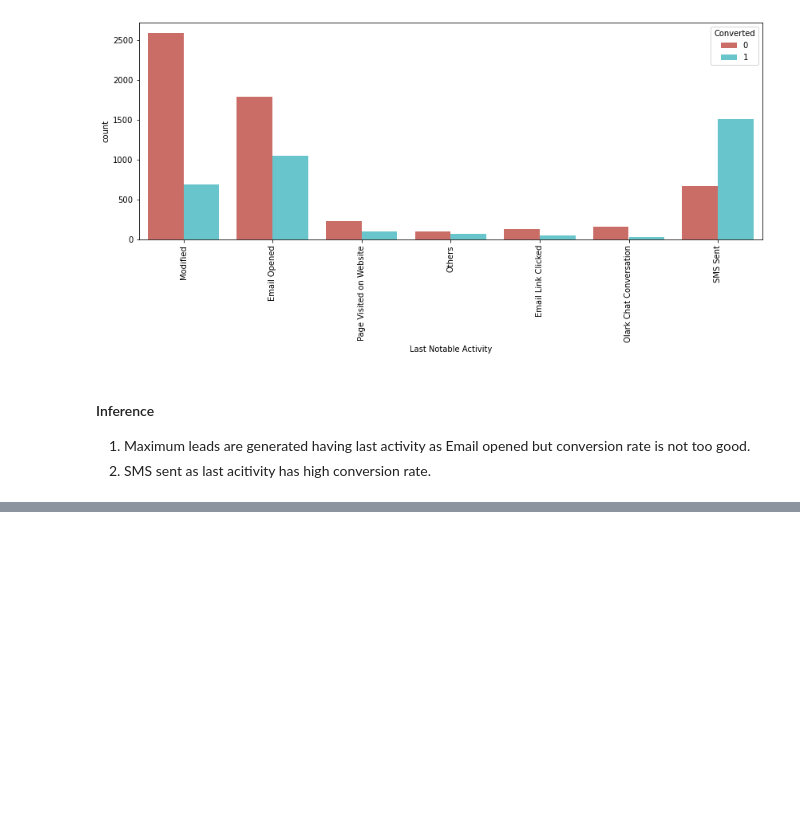
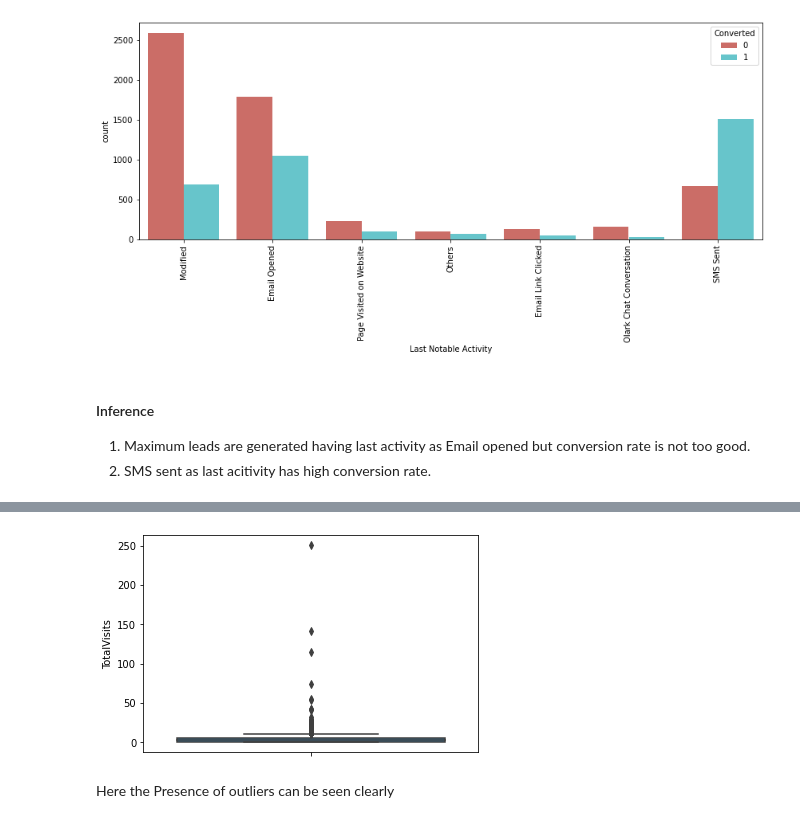
Before and after one commit to sumeet1396/Leading-Scoring-Case-Study, a Jupyter notebook: lead-scoring.ipynb, the cells around one changed output, grey strips where cells are left out. Saved outputs shown, nothing was run; the diff lists cells and outputs as text; code cells hidden in the pictures; blank space fills up the shorter version.

```diff
--- a/lead-scoring.ipynb
+++ b/lead-scoring.ipynb
@@ -591,0 +674,9 @@ columnsToDrop.append('Last Notable Activity')
+# %%
+#visualizing spread of variable Total Visits
+
+sns.boxplot(y=leads['TotalVisits'])
+plt.show()
+# %% [output]
+[figure, added]
+# %% [markdown]
+Here the Presence of outliers can be seen clearly
```
Also changed, not shown: parts of 154 cells of this notebook, 1 other file.
